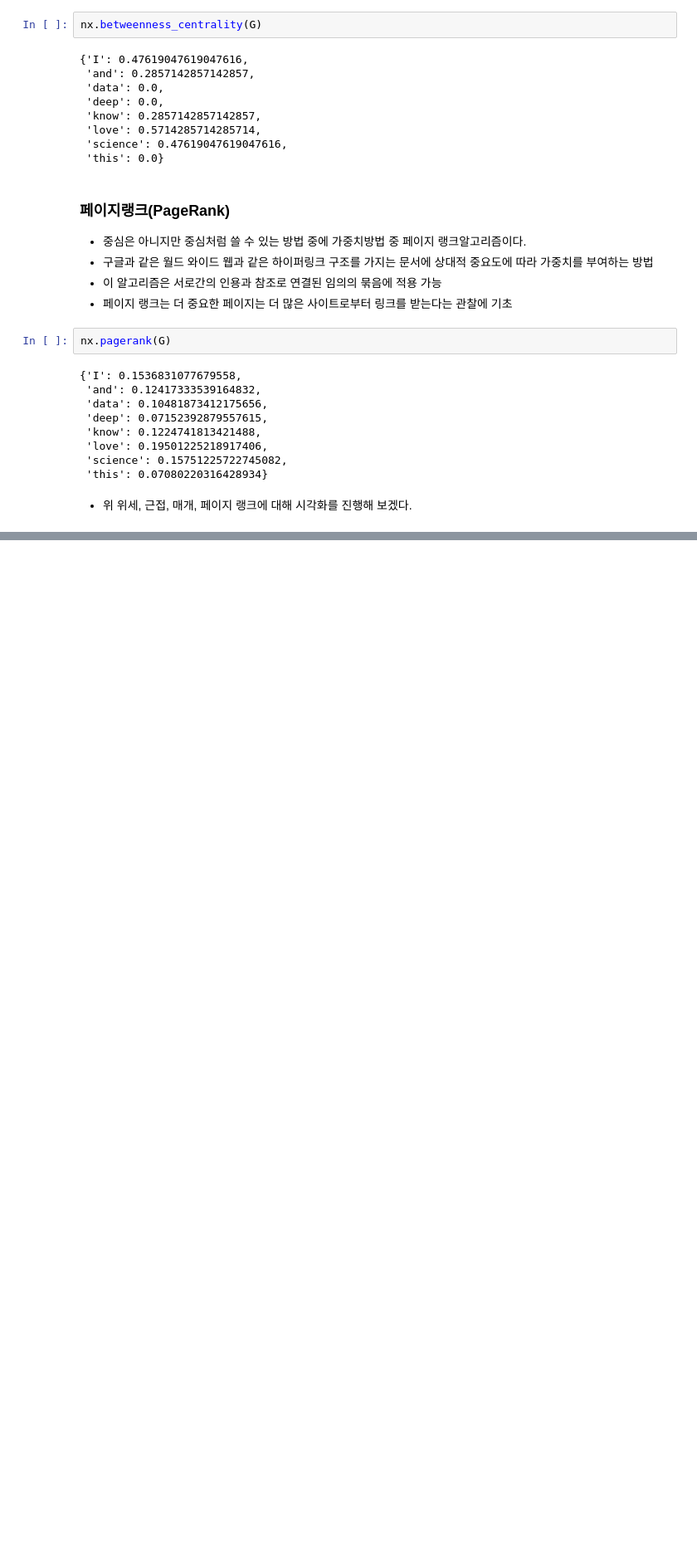
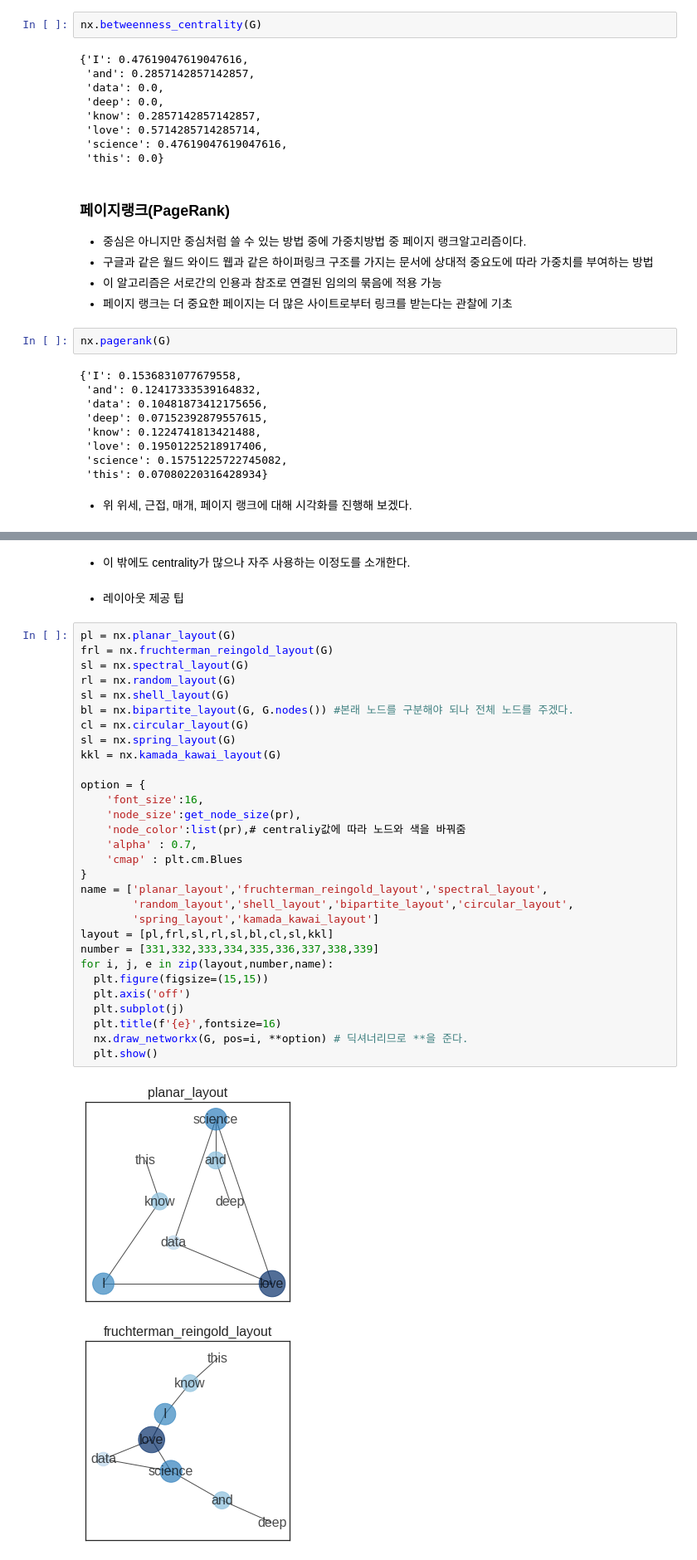
Before and after one commit to analyst-rhie/data-collection-information, a Jupyter notebook: [5장]_NLP_자연어처리_의미_연결망_분석_이수만컴퓨터연구소.ipynb, the cells around one changed output, grey strips where cells are left out. Shown at 83% size. Saved outputs shown, nothing was run; the diff lists cells and outputs as text; blank space fills up the shorter version.

```diff
--- a/[5장]_NLP_자연어처리_의미_연결망_분석_이수만컴퓨터연구소.ipynb
+++ b/[5장]_NLP_자연어처리_의미_연결망_분석_이수만컴퓨터연구소.ipynb
@@ -340,0 +405,37 @@ nx.pagerank(G)
+# %% [markdown]
+* 이 밖에도 centrality가 많으나 자주 사용하는 이정도를 소개한다.
+# %% [markdown]
+* 레이아웃 제공 팁
+# %%
+pl = nx.planar_layout(G)
+frl = nx.fruchterman_reingold_layout(G)
+sl = nx.spectral_layout(G)
+rl = nx.random_layout(G)
+sl = nx.shell_layout(G)
+bl = nx.bipartite_layout(G, G.nodes()) #본래 노드를 구분해야 되나 전체 노드를 주겠다.
+cl = nx.circular_layout(G)
+sl = nx.spring_layout(G)
+kkl = nx.kamada_kawai_layout(G)
+
+option = {
+    'font_size':16,
+    'node_size':get_node_size(pr),
+    'node_color':list(pr),# centraliy값에 따라 노드와 색을 바꿔줌
+    'alpha' : 0.7,
+    'cmap' : plt.cm.Blues
+}
+name = ['planar_layout','fruchterman_reingold_layout','spectral_layout',
+        'random_layout','shell_layout','bipartite_layout','circular_layout',
+        'spring_layout','kamada_kawai_layout']
+layout = [pl,frl,sl,rl,sl,bl,cl,sl,kkl]
+number = [331,332,333,334,335,336,337,338,339]
+for i, j, e in zip(layout,number,name):
+  plt.figure(figsize=(15,15))
+  plt.axis('off')
+  plt.subplot(j)
+  plt.title(f'{e}',fontsize=16)
+  nx.draw_networkx(G, pos=i, **option) # 딕셔너리므로 **을 준다.
+  plt.show()
+# %% [output]
+[figure, added]
+[figure, added]
```
Also changed, not shown: parts of 5 cells of this notebook.
